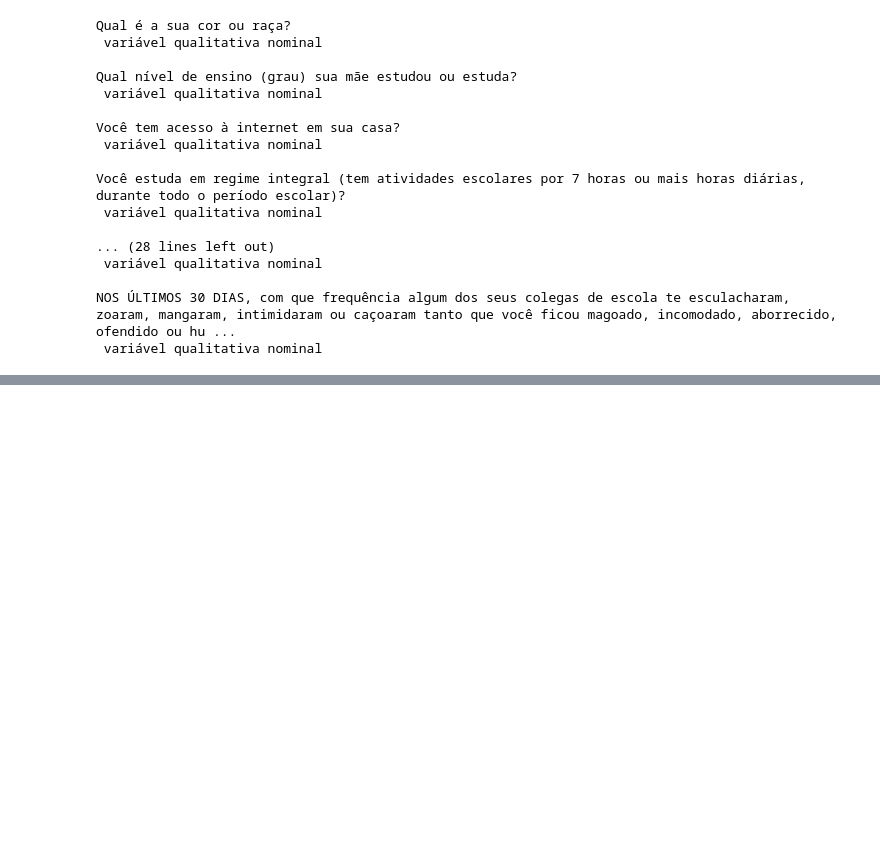
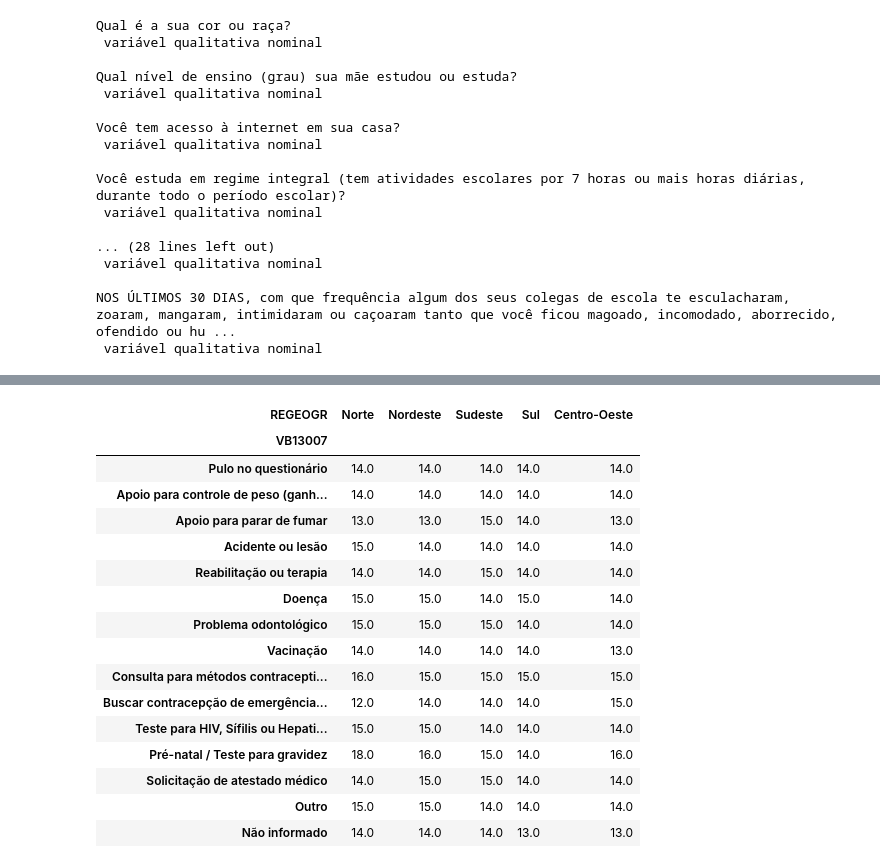
Before and after one commit to yoshinaga2904/Bootcamp-Alura, a Jupyter notebook: Modulo_3.ipynb, the cells around one changed output, grey strips where cells are left out. Saved outputs shown, nothing was run; the diff lists cells and outputs as text; code cells hidden in the pictures; blank space fills up the shorter version.

```diff
--- a/Modulo_3.ipynb
+++ b/Modulo_3.ipynb
@@ -75,0 +167,5 @@ dados.select_dtypes(include='float')
+# %%
+tamanho_amostra = len(dados)
+
+k = int((1 + ((10/3)*np.log10(tamanho_amostra))))
+k
@@ -172,0 +498,25 @@ NOS ÚLTIMOS 30 DIAS, com que frequência algum dos seus colegas de escola te es
+# %%
+# Idade média de quem se consultou no sus por causa.
+
+sus = pd.crosstab(dados['VB13007'], dados['REGEOGR'], values= dados['VB01003'], aggfunc='mean').round()
+sus.rename(index=dicionario_sus, inplace=True)
+sus.rename(columns={1:	'Norte', 2:	'Nordeste', 3:	'Sudeste', 4:	'Sul', 5:	'Centro-Oeste'}, inplace=True)
+sus
+# %% [output]
+| REGEOGR | Norte | Nordeste | Sudeste | Sul | Centro-Oeste |
+| VB13007 |  |  |  |  |  |
+| Pulo no questionário | 14.0 | 14.0 | 14.0 | 14.0 | 14.0 |
+| Apoio para controle de peso (ganh... | 14.0 | 14.0 | 14.0 | 14.0 | 14.0 |
+| Apoio para parar de fumar | 13.0 | 13.0 | 15.0 | 14.0 | 13.0 |
+| Acidente ou lesão | 15.0 | 14.0 | 14.0 | 14.0 | 14.0 |
+| Reabilitação ou terapia | 14.0 | 14.0 | 15.0 | 14.0 | 14.0 |
+| Doença | 15.0 | 15.0 | 14.0 | 15.0 | 14.0 |
+| Problema odontológico | 15.0 | 15.0 | 15.0 | 14.0 | 14.0 |
+| Vacinação | 14.0 | 14.0 | 14.0 | 14.0 | 13.0 |
+| Consulta para métodos contracepti... | 16.0 | 15.0 | 15.0 | 15.0 | 15.0 |
+| Buscar contracepção de emergência... | 12.0 | 14.0 | 14.0 | 14.0 | 15.0 |
+| Teste para HIV, Sífilis ou Hepati... | 15.0 | 15.0 | 14.0 | 14.0 | 14.0 |
+| Pré-natal / Teste para gravidez | 18.0 | 16.0 | 15.0 | 14.0 | 16.0 |
+| Solicitação de atestado médico | 14.0 | 15.0 | 15.0 | 14.0 | 14.0 |
+| Outro | 15.0 | 15.0 | 14.0 | 14.0 | 14.0 |
+| Não informado | 14.0 | 14.0 | 14.0 | 13.0 | 13.0 |
```
Also changed, not shown: parts of 30 cells of this notebook.
